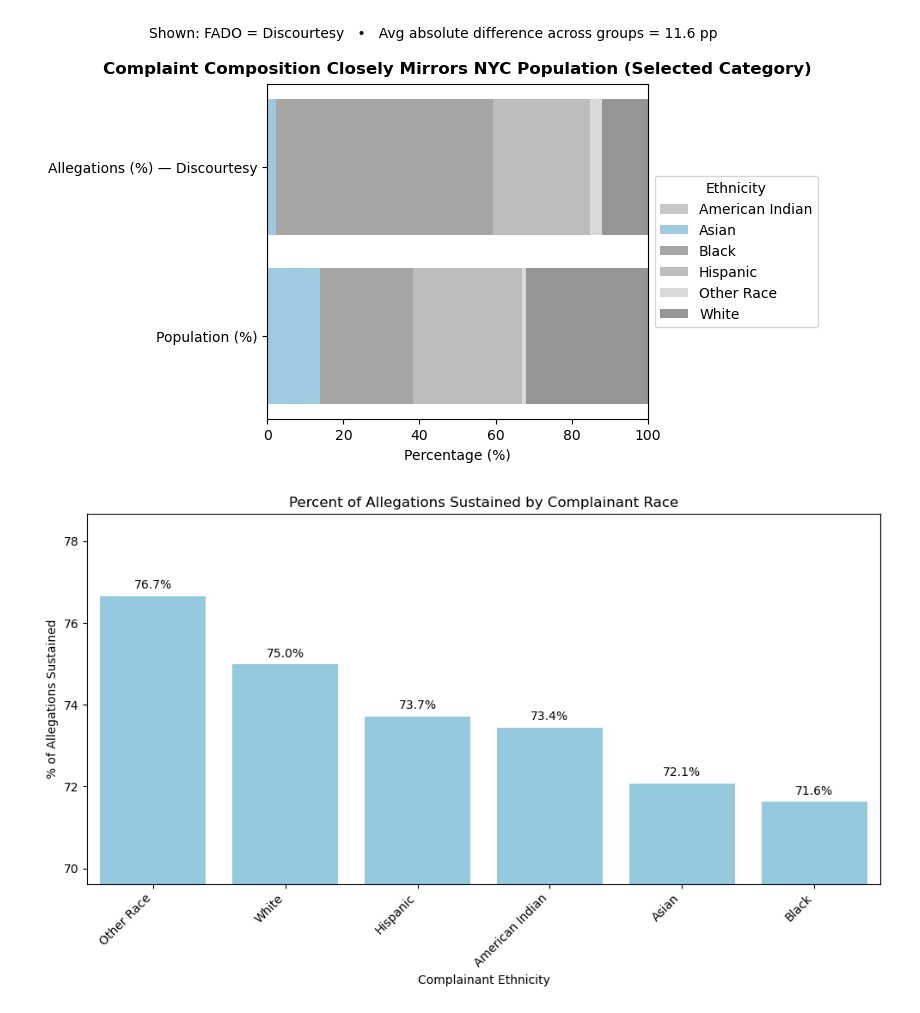
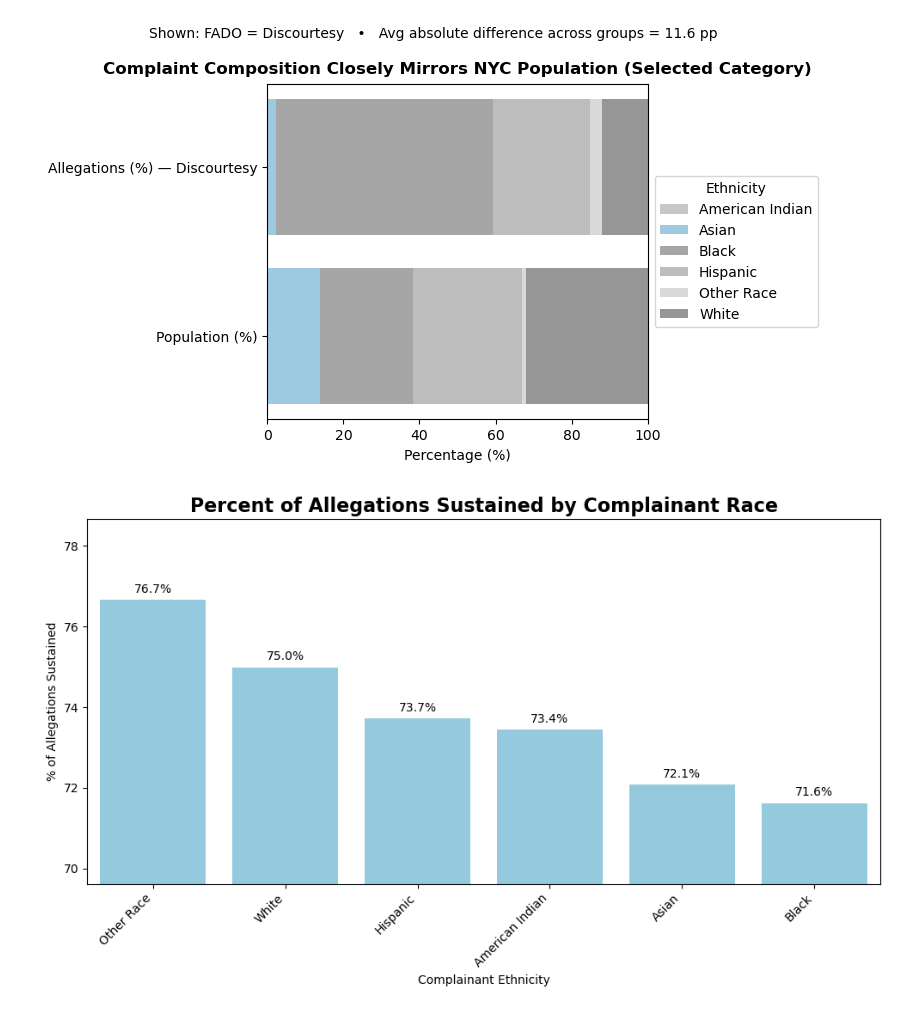
Before and after one commit to musubi3/police-allegation-analysis, a Jupyter notebook: notebooks/project2.ipynb, the cells around one changed output. Drawn from its saved outputs; the diff is of its cells as text; code cells hidden in the pictures.

Commit message:
Made graphs more uniform

```diff
--- a/notebooks/project2.ipynb
+++ b/notebooks/project2.ipynb
@@ -221,32 +221,32 @@ outcome_rate['sustained_flag'] *= 100  # convert to %
 # Sort the data for clearer presentation
 outcome_rate = outcome_rate.sort_values(by='sustained_flag', ascending=False)
 
 # Create the plot
 fig = plt.figure(figsize=(10, 6))
 ax = sns.barplot(data=outcome_rate, x='complainant_ethnicity', y='sustained_flag', color='skyblue')
 
 # Add annotations to each bar
 for p in ax.patches:
     ax.annotate(f'{p.get_height():.1f}%',
                 (p.get_x() + p.get_width() / 2., p.get_height()),
                 ha='center', va='center',
                 xytext=(0, 9),
                 textcoords='offset points')
 
 # Adjust y-axis to better highlight the differences
 min_rate = outcome_rate['sustained_flag'].min()
 max_rate = outcome_rate['sustained_flag'].max()
 plt.ylim(min_rate - 2, max_rate + 2)
 
 
 # Set titles and labels
-plt.title("Percent of Allegations Sustained by Complainant Race")
+plt.title("Percent of Allegations Sustained by Complainant Race", fontsize=16, fontweight='bold')
 plt.xlabel("Complainant Ethnicity")
 plt.ylabel("% of Allegations Sustained")
 plt.xticks(rotation=45, ha='right')
 plt.tight_layout()
 
 # Save and show the plot
 plt.show()
 # %% [output]
-[figure, old version]
+[figure, new version]
```
Also changed, not shown: 2 other files.
